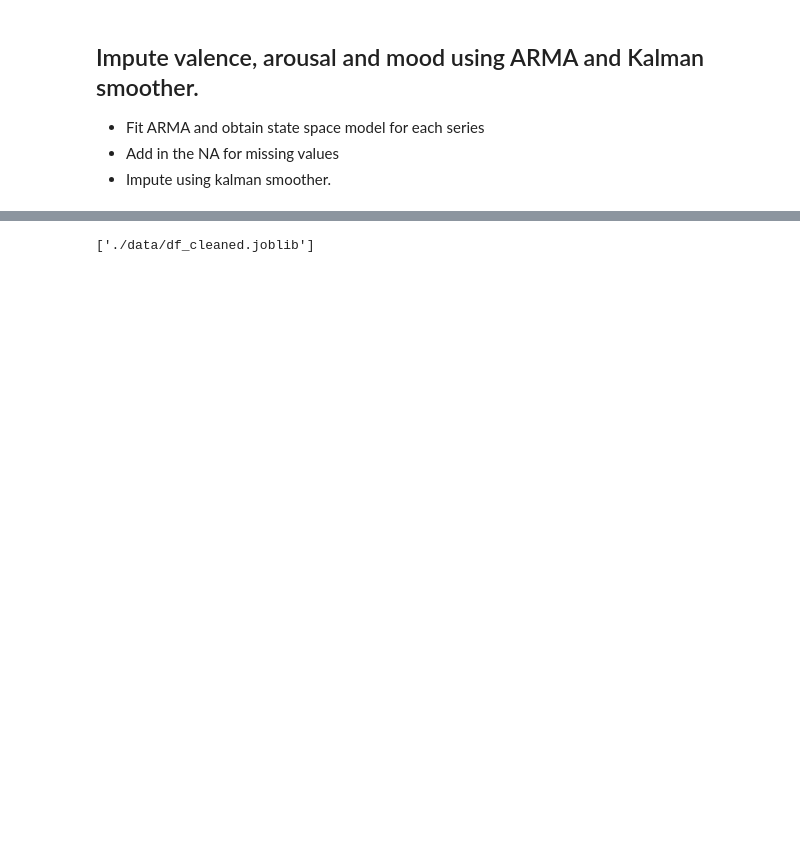
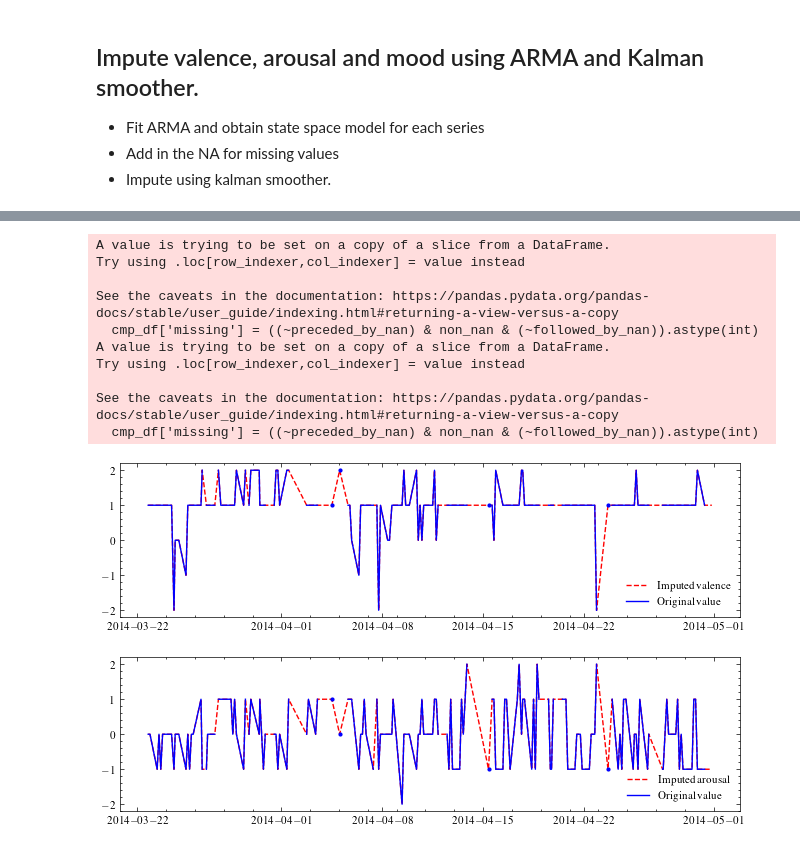
Before and after one commit to rapsac2010/learning-to-rank-expedia-vu, a Jupyter notebook: src/data_cleaning.ipynb, the cells around one changed output, grey strips where cells are left out. Saved outputs shown, nothing was run; the diff lists cells and outputs as text; code cells hidden in the pictures; blank space fills up the shorter version.

Commit message:
Finished data cleaning and aggregation

```diff
--- a/src/data_cleaning.ipynb
+++ b/src/data_cleaning.ipynb
@@ -81,10 +108,18 @@ for var in appVars:
 * Impute using kalman smoother.
 # %%
 series = ['mood', 'circumplex.arousal', 'circumplex.valence']
+df_sub = df[df['id'] == 'AS14.01']
 
-df_imputed, compare_df_mood = impute_ARMA(df, 'mood', verbose = 0)
+# Imputation
+df_imputed, compare_df_mood = impute_ARMA(df_cleaned, 'mood', verbose = 0)
 df_imputed, compare_df_valence = impute_linear(df_imputed, 'circumplex.valence', verbose = 0)
 df_imputed, compare_df_arousal = impute_linear(df_imputed, 'circumplex.arousal', verbose = 0)
+
+# Remove leading and trailing partial days
+df_imputed_cleaned = drop_partial_obs(df_imputed)
+
+# Save df with joblib
+dump(df_imputed_cleaned, config['PATH']['DATA_DIR'] + '/df_cleaned_cap1.joblib')
 # %% [output]
 Obtaining ARMA parameters for variable:  mood
 Creating missing values for variable:  mood
@@ -94,8 +130,0 @@ Creating missing values for variable:  circumplex.arousal
-# %%
-cmp_df = compare_df_arousal['AS14.30']
-idx_nan = np.isnan(cmp_df['value'])
-nan_df = cmp_df.loc[idx_nan]
-# Plot value (dots) and Nan's (red dots) and smoothed value
-plt.figure(figsize=(10,5))
-plt.plot(cmp_df['time'], cmp_df['imputed'], color = 'red')
-plt.plot(cmp_df['time'], cmp_df['value'], color = 'blue')
@@ -138,5 +131,48 @@ Name: value, dtype: float64
-# %%
-# Save df with joblib
-dump(df_imputed, config['PATH']['DATA_DIR'] + '/df_cleaned.joblib')
-# %% [output]
-['./data/df_cleaned.joblib']
+# %%
+def plot_imputation(person, compare_df, label_impute, title = False, save_name = None):
+    for person in person:
+    # for person in df_imputed['id'].unique():
+        cmp_df = compare_df[person][3:]
+
+        # Create a boolean series with True for non-NaN values
+        non_nan = ~cmp_df['value'].isna()
+
+        # Check if a non-NaN value is both preceded and followed by a NaN value
+        preceded_by_nan = non_nan.shift(1, fill_value=False)
+        followed_by_nan = non_nan.shift(-1, fill_value=False)
+        cmp_df['missing'] = ((~preceded_by_nan) & non_nan & (~followed_by_nan)).astype(int)
+        singles_df = cmp_df.loc[cmp_df['missing'] == 1]
+
+        idx_nan = np.isnan(cmp_df['value'])
+        nan_df = cmp_df.loc[idx_nan]
+
+        # Plot
+        plt.figure(figsize=(8,2))
+        plt.plot(cmp_df['time'], cmp_df['smoothed'], color = 'r', label = label_impute, linestyle = '--')
+        plt.plot(cmp_df['time'], cmp_df['value'], color = 'b', label = 'Original value', linestyle = '-')
+        plt.plot(singles_df['time'], singles_df['value'], color = 'b', marker = 'o', linestyle = 'None', markersize = 2)
+        plt.legend(loc='lower right')
+
+        if title:
+            plt.title('Person: ' + str(person) + ' Variable: ' + 'circumplex.valence')
+
+        # save figure
+        if save_name:
+            plt.savefig('figures/' + save_name + '.pdf', bbox_inches='tight')
+        # plt.title('Person: ' + str(person) + ' Variable: ' + 'mood')
+
+plot_imputation(['AS14.23'], compare_df_valence, 'Imputed valence', save_name = 'imputed_valence')
+plot_imputation(['AS14.23'], compare_df_arousal, 'Imputed arousal', save_name='imputed_arousal')
+# %% [output]
+A value is trying to be set on a copy of a slice from a DataFrame.
+Try using .loc[row_indexer,col_indexer] = value instead
+
+See the caveats in the documentation: https://pandas.pydata.org/pandas-docs/stable/user_guide/indexing.html#returning-a-view-versus-a-copy
+  cmp_df['missing'] = ((~preceded_by_nan) & non_nan & (~followed_by_nan)).astype(int)
+A value is trying to be set on a copy of a slice from a DataFrame.
+Try using .loc[row_indexer,col_indexer] = value instead
+
+See the caveats in the documentation: https://pandas.pydata.org/pandas-docs/stable/user_guide/indexing.html#returning-a-view-versus-a-copy
+  cmp_df['missing'] = ((~preceded_by_nan) & non_nan & (~followed_by_nan)).astype(int)
+[figure, added]
+[figure, added]
```
Also changed, not shown: parts of 7 cells of this notebook, 16 other files.
